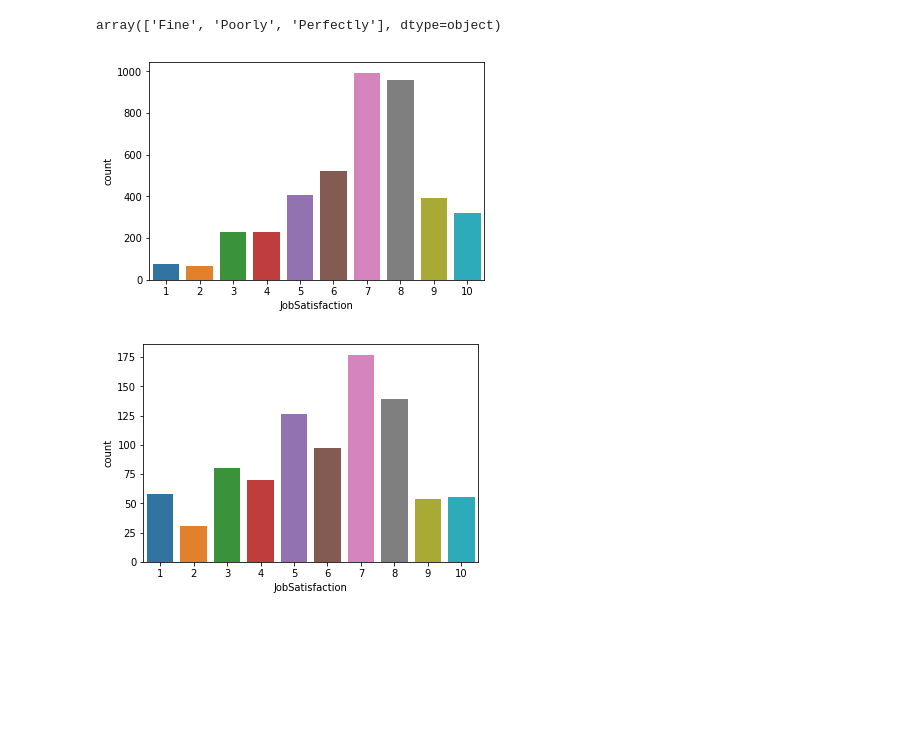
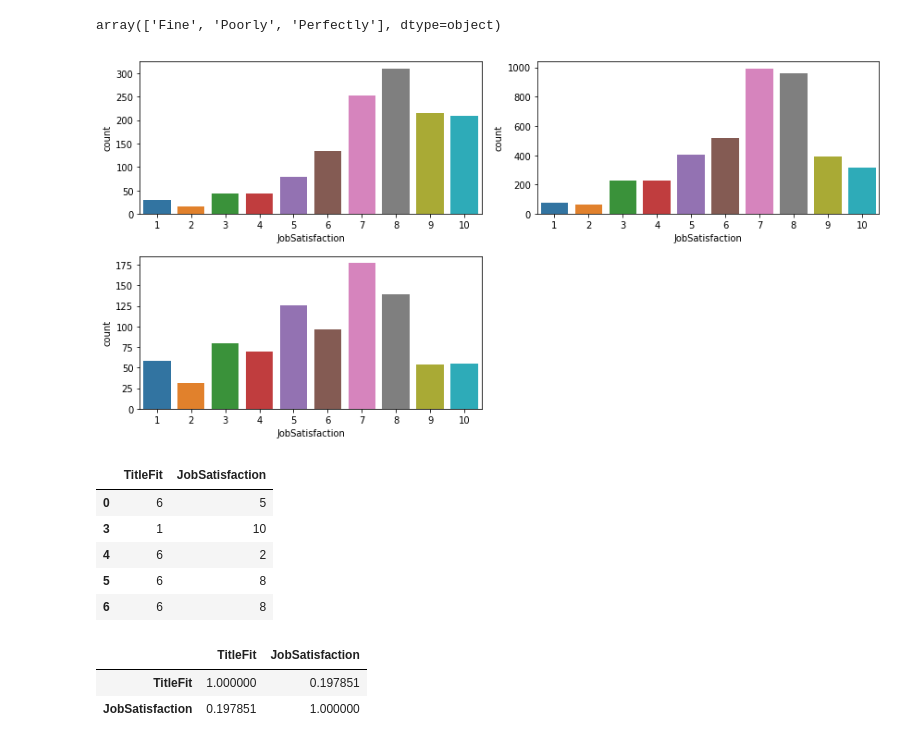
Before and after one commit to Jorrd/ds-fundamentals-a2, a Jupyter notebook: Untitled.ipynb, the cells around one changed output. Cells and saved outputs as stored; diff of their text form; code cells hidden in the pictures; blank space fills up the shorter version.

```diff
--- a/Untitled.ipynb
+++ b/Untitled.ipynb
@@ -62,13 +63,37 @@ title_fit = clean_MC_data.dropna(subset=['TitleFit'])
 title_fit.TitleFit.unique()
 # %% [output]
 array(['Fine', 'Poorly', 'Perfectly'], dtype=object)
-# %%
-sns.countplot(x="JobSatisfaction", data=title_fit[title_fit["TitleFit"] == "Fine"])
-plt.show()
-# %% [output]
-[figure, removed]
-# %%
-sns.countplot(x="JobSatisfaction", data=title_fit[title_fit["TitleFit"] == "Poorly"])
-plt.show()
-# %% [output]
-[figure, removed]
+# %%
+plt.figure(figsize=(12,6))
+
+plt.subplot(2,2,1)
+sns.countplot(x="JobSatisfaction", data=title_fit[title_fit["TitleFit"] == "Perfectly"])
+
+plt.subplot(2,2,2)
+sns.countplot(x="JobSatisfaction", data=title_fit[title_fit["TitleFit"] == "Fine"])
+
+plt.subplot(2,2,3)
+sns.countplot(x="JobSatisfaction", data=title_fit[title_fit["TitleFit"] == "Poorly"])
+
+plt.tight_layout()
+plt.show()
+# %% [output]
+[figure, added]
+# %%
+corr1 = title_fit[['TitleFit','JobSatisfaction']]
+corr1['TitleFit'] = corr1['TitleFit'].replace(['Perfectly', 'Fine', 'Poorly'], ['10', '6', '1']).astype(int)
+
+corr1.head()
+# %% [output]
+|  | TitleFit | JobSatisfaction |
+| 0 | 6 | 5 |
+| 3 | 1 | 10 |
+| 4 | 6 | 2 |
+| 5 | 6 | 8 |
+| 6 | 6 | 8 |
+# %%
+corr1.corr()
+# %% [output]
+|  | TitleFit | JobSatisfaction |
+| TitleFit | 1.000000 | 0.197851 |
+| JobSatisfaction | 0.197851 | 1.000000 |
```
Also changed, not shown: parts of 9 cells of this notebook.
